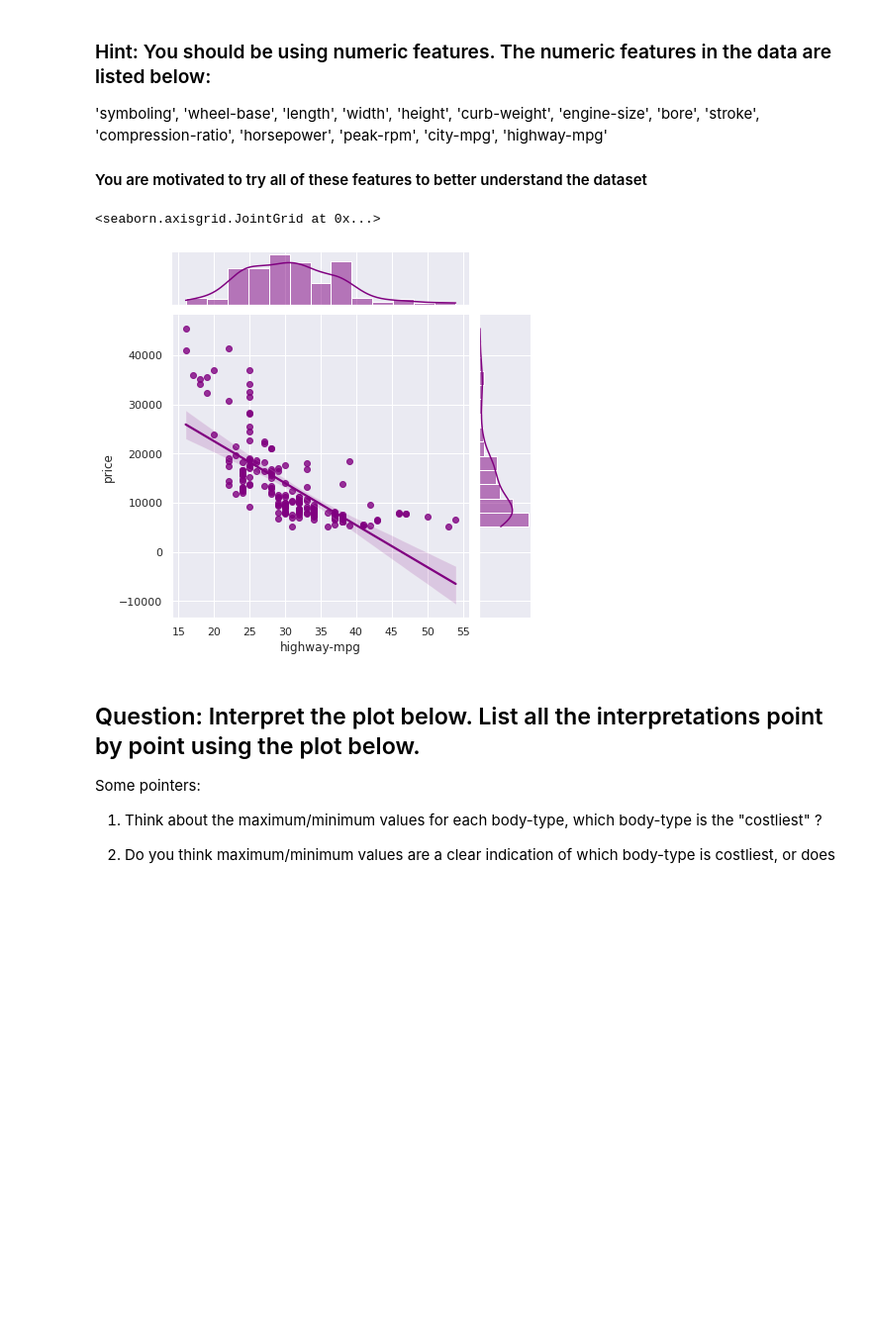
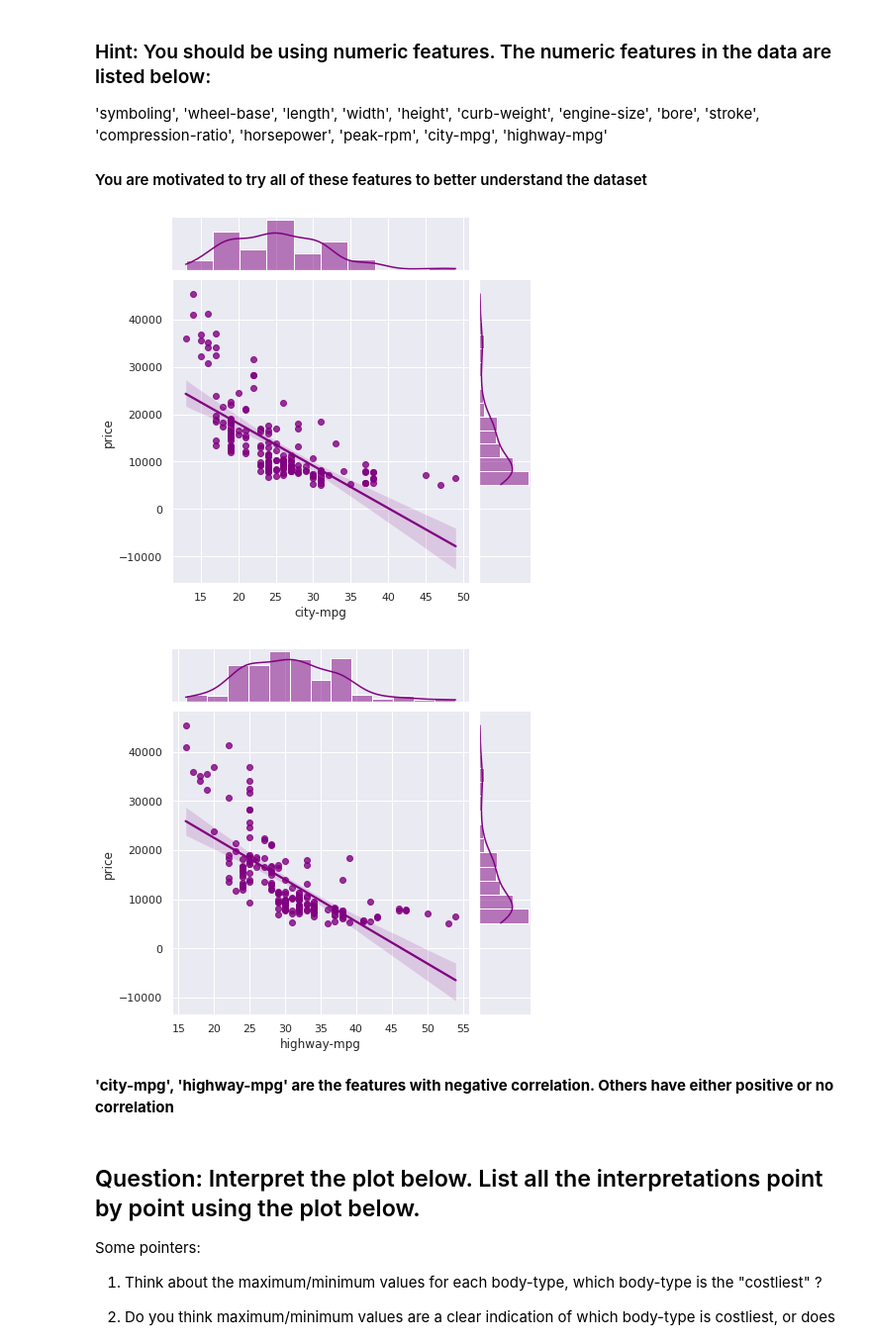
Before and after one commit to kowsiknd/FMML-Labs, a Jupyter notebook: Module_2_Lab_1.ipynb, the cells around one changed output. Shown at 99% size. Cells and saved outputs as stored; diff of their text form; code cells hidden in the pictures; blank space fills up the shorter version.

```diff
--- a/Module_2_Lab_1.ipynb
+++ b/Module_2_Lab_1.ipynb
@@ -159,15 +179,18 @@ An example is shown below, with "highway-mpg" where MPG is miles per gallon.
 # %%
 ### CHANGE THE CODE HERE ###
 
-feature = "highway-mpg"
-
+features = ['city-mpg', 'highway-mpg']
+# feature = "highway-mpg"
+for feature in features:
 ###########################
-
-
-sns.jointplot(x=pd.to_numeric(X[feature]), y = y, kind="reg", color = 'purple')
+  sns.jointplot(x=pd.to_numeric(X[feature]), y = y, kind="reg", color = 'purple')
+  print()
+  plt.show()
 # %% [output]
-<seaborn.axisgrid.JointGrid at 0x...>
-[figure, old version]
+[figure, new version]
+[figure, added]
+# %% [markdown]
+**'city-mpg', 'highway-mpg' are the features with negative correlation. Others have either positive or no correlation**
 # %% [markdown]
 ## Question: Interpret the plot below. List all the interpretations point by point using the plot below.
 
```
Also changed, not shown: parts of 9 cells of this notebook.
